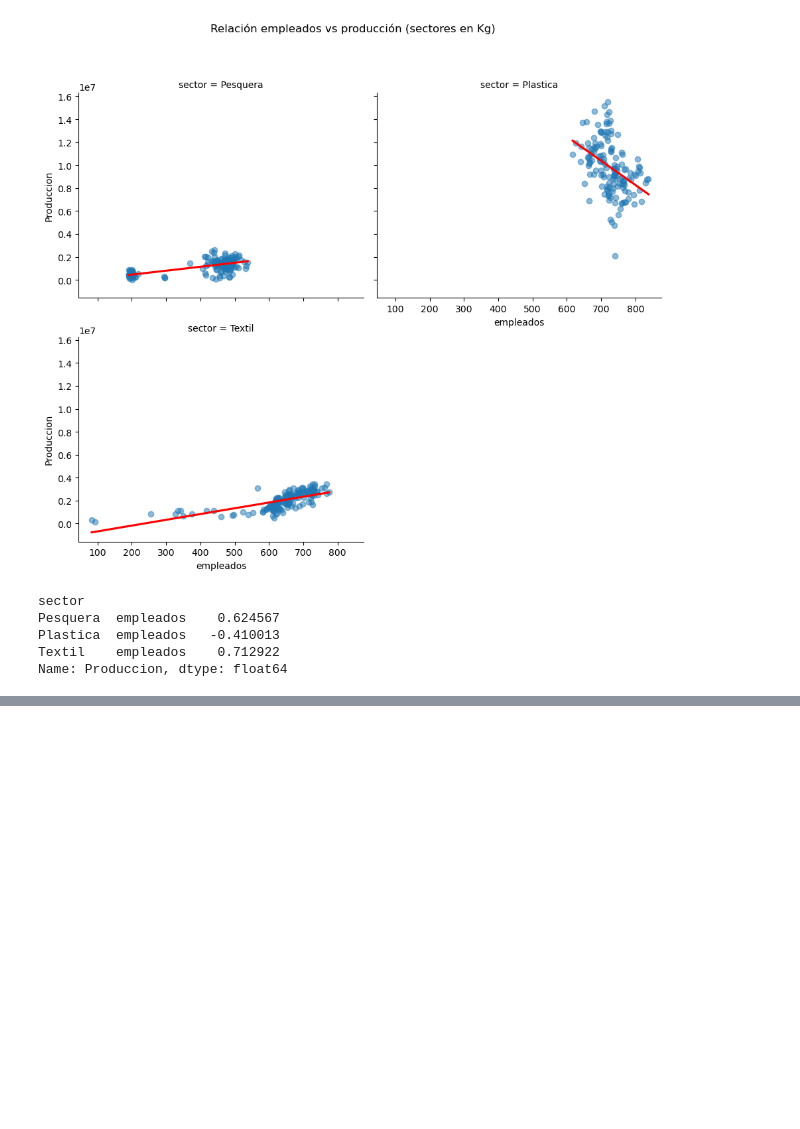
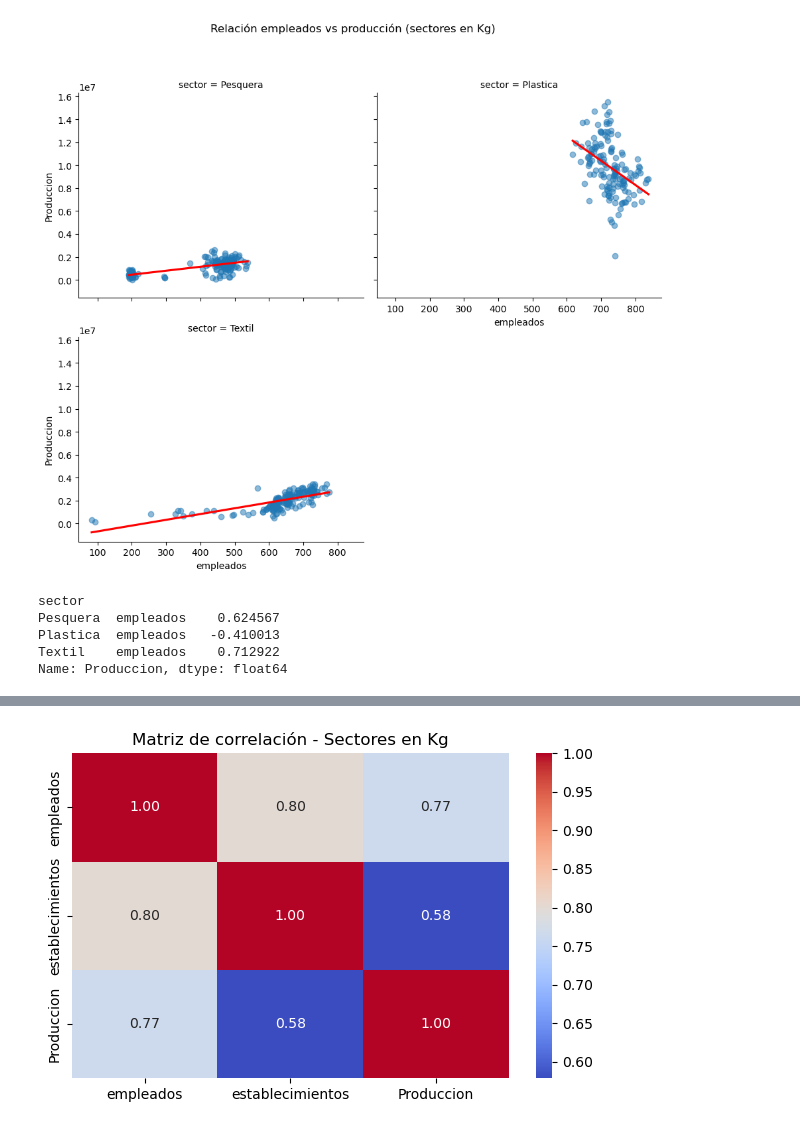
Before and after one commit to lunalucianoj/produccion-industrial-tdf, a Jupyter notebook: notebooks/01_exploracion_y_union_datasets.ipynb, the cells around one changed output, grey strips where cells are left out. Drawn from its saved outputs; the diff is of its cells as text; code cells hidden in the pictures; blank space fills up the shorter version.

Commit message:
push para guardar avances

```diff
--- a/notebooks/01_exploracion_y_union_datasets.ipynb
+++ b/notebooks/01_exploracion_y_union_datasets.ipynb
@@ -1762,0 +1804,8 @@ Name: Produccion, dtype: float64
+# %%
+# Filtramos df_kilos para quedarnos solo con Textil y Pesquera
+df_kilos_text_pesq = df_kilos[df_kilos['sector'].isin(['Textil', 'Pesquera'])].copy()
+
+# Verificamos resultado
+print("Sectores presentes:", df_kilos_text_pesq['sector'].unique())
+print("Dimensiones del nuevo DataFrame:", df_kilos_text_pesq.shape)
+df_kilos_text_pesq.head()
@@ -1762,0 +1821,12 @@ Name: Produccion, dtype: float64
+# %%
+# Selecciono solo columnas numéricas
+corr_matrix = df_kilos_text_pesq[['empleados', 'establecimientos', 'Produccion']].corr()
+
+# Mapa de calor de correlaciones
+plt.figure(figsize=(6, 4))
+sns.heatmap(corr_matrix, annot=True, cmap='coolwarm', fmt=".2f")
+plt.title("Matriz de correlación - Sectores en Kg")
+plt.tight_layout()
+plt.show()
+# %% [output]
+[figure, added]
```
Also changed, not shown: parts of 47 cells of this notebook.
